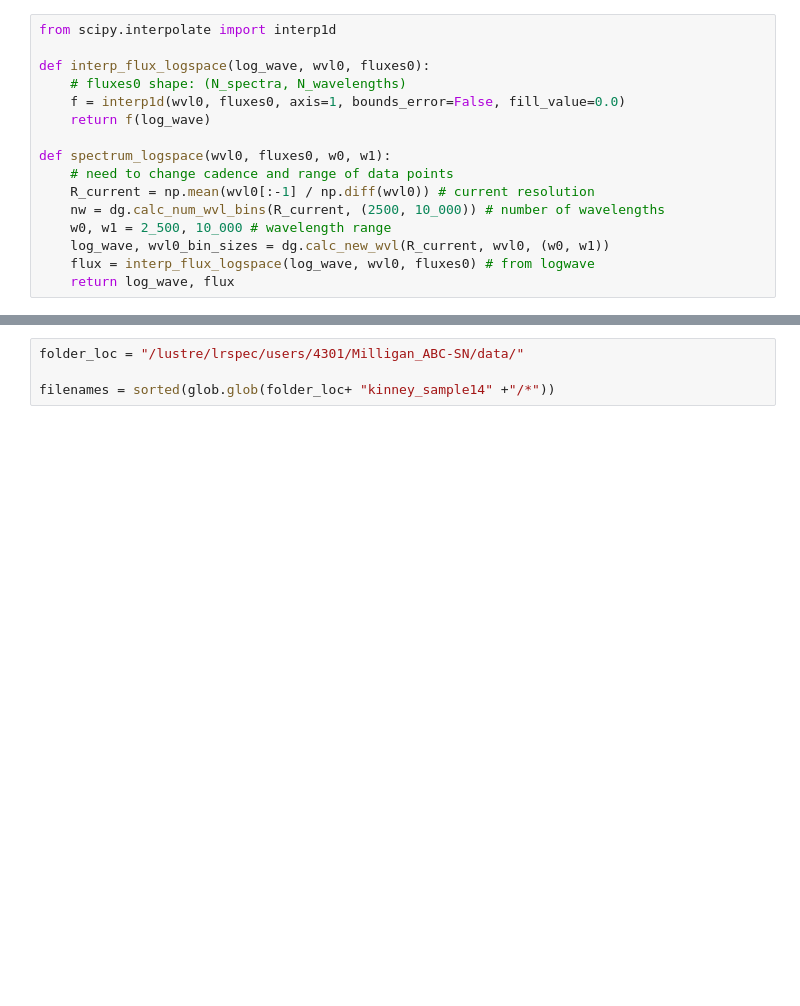
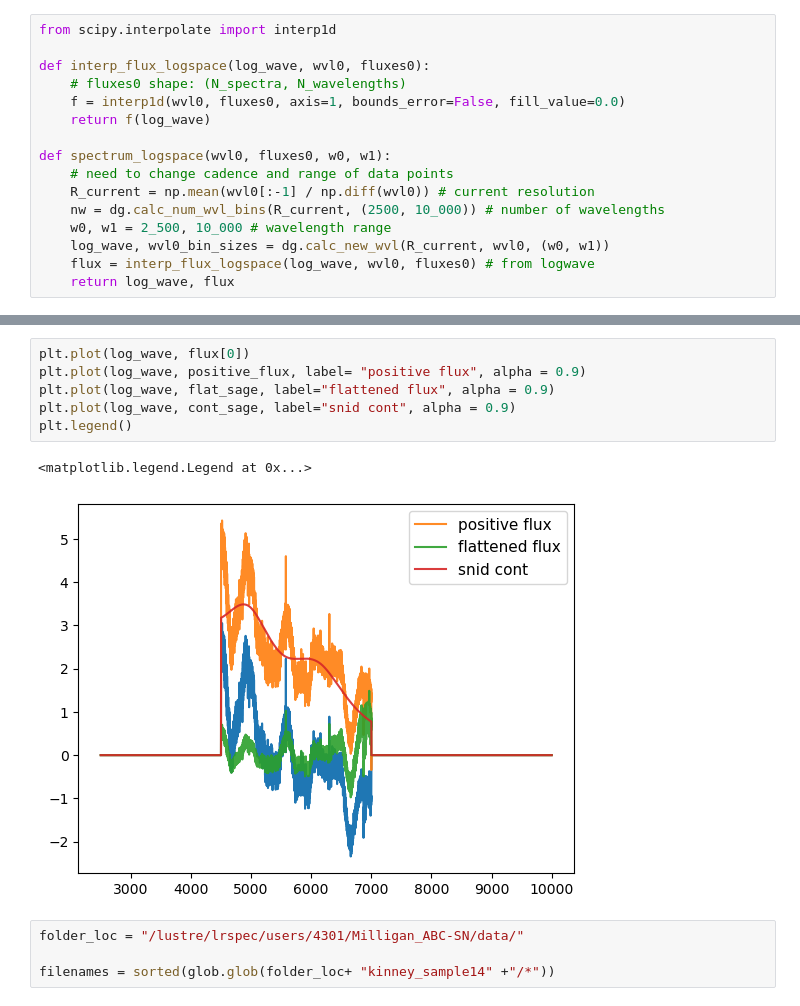
Before and after one commit to Ajb2307/Milligan_ABC-SN, a Jupyter notebook: Processing_function.ipynb, the cells around one changed output, grey strips where cells are left out. Saved outputs shown, nothing was run; the diff lists cells and outputs as text; blank space fills up the shorter version.

```diff
--- a/Processing_function.ipynb
+++ b/Processing_function.ipynb
@@ -209,3 +393,12 @@ Wall time: 1min 46s
+# %%
+plt.plot(log_wave, flux[0])
+plt.plot(log_wave, positive_flux, label= "positive flux", alpha = 0.9)
+plt.plot(log_wave, flat_sage, label="flattened flux", alpha = 0.9)
+plt.plot(log_wave, cont_sage, label="snid cont", alpha = 0.9)
+plt.legend()
+# %% [output]
+<matplotlib.legend.Legend at 0x...>
+[figure, added]
 # %%
 folder_loc = "/lustre/lrspec/users/4301/Milligan_ABC-SN/data/"
 
```
Also changed, not shown: parts of 21 cells of this notebook, 1 other file.
